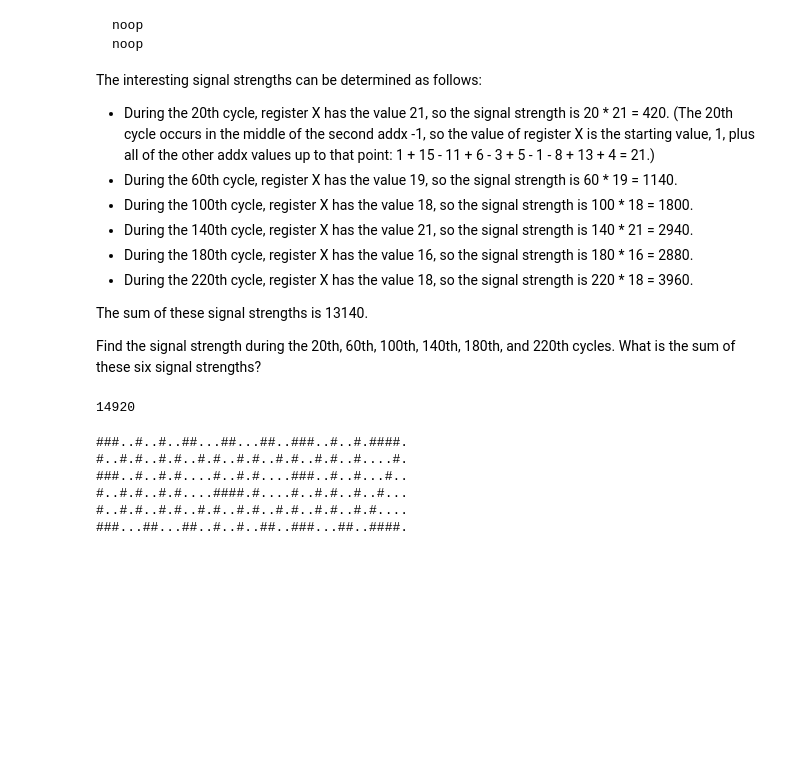
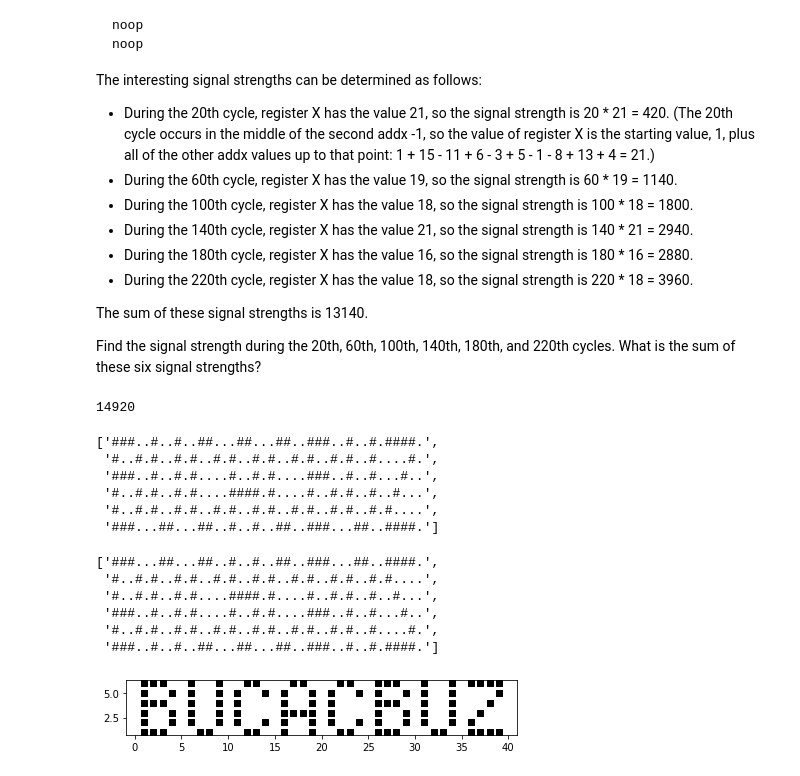
Before and after one commit to ilyinss/advent_of_code, a Jupyter notebook: 2022/2022.ipynb, the cells around one changed output. Drawn from its saved outputs; the diff is of its cells as text; code cells hidden in the pictures; blank space fills up the shorter version.

```diff
--- a/2022/2022.ipynb
+++ b/2022/2022.ipynb
@@ -4244,6 +4244,8 @@ Find the signal strength during the 20th, 60th, 100th, 140th, 180th, and 220th c
 with open('day_10.txt') as f:
     lines = [i.strip() for i in f.readlines()]
 # %%
+instr_dict = {'noop':1, 'addx':2}
+
 X_values = dict()
 X = 1
 cycle = 0
@@ -4253,11 +4255,13 @@ for inst in lines:
         cycle += 1
         X_values[cycle] = X
     else:
-        cycle += 1
-        X_values[cycle] = X
-        cycle += 1
-        X_values[cycle] = X
-        X += int(inst.split()[1])
+
+        inst_name, inst_val = inst.split()
+
+        for i in range(instr_dict[inst_name]):
+            cycle += 1
+            X_values[cycle] = X
+        X += int(inst_val)
 
 print(sum(X_values[k] * k for k in range(20, 221, 40)))
 # %% [output]
@@ -4272,13 +4276,41 @@ for cycle in range(1, 241):
 
 # s
 # %%
-# print([s[i:i + 40] for i in range(0, len(s), 40)])
-
-print("\n".join([s[i:i + 40] for i in range(0, len(s), 40)]))
+output = [s[i:i + 40] for i in range(0, len(s), 40)]
+output
 # %% [output]
-###..#..#..##...##...##..###..#..#.####.
-#..#.#..#.#..#.#..#.#..#.#..#.#..#....#.
-###..#..#.#....#..#.#....###..#..#...#..
-#..#.#..#.#....####.#....#..#.#..#..#...
-#..#.#..#.#..#.#..#.#..#.#..#.#..#.#....
-###...##...##..#..#..##..###...##..####.
+['###..#..#..##...##...##..###..#..#.####.',
+ '#..#.#..#.#..#.#..#.#..#.#..#.#..#....#.',
+ '###..#..#.#....#..#.#....###..#..#...#..',
+ '#..#.#..#.#....####.#....#..#.#..#..#...',
+ '#..#.#..#.#..#.#..#.#..#.#..#.#..#.#....',
+ '###...##...##..#..#..##..###...##..####.']
+# %%
+# viz
+output_reverse = output[::-1]
+output_reverse
+# %% [output]
+['###...##...##..#..#..##..###...##..####.',
+ '#..#.#..#.#..#.#..#.#..#.#..#.#..#.#....',
+ '#..#.#..#.#....####.#....#..#.#..#..#...',
+ '###..#..#.#....#..#.#....###..#..#...#..',
+ '#..#.#..#.#..#.#..#.#..#.#..#.#..#....#.',
+ '###..#..#..##...##...##..###..#..#.####.']
+# %%
+X_1 = []
+Y_1 = []
+
+for i, elem in enumerate(output_reverse):
+    for j, char in enumerate(elem):
+        if char == '#':
+            X_1.append(j+1)
+            Y_1.append(i+1)
+# %%
+import matplotlib.axes as ax
+import matplotlib.pyplot as plt
+
+plt.scatter(x=X_1, y=Y_1, marker = ',', color = 'black')
+plt.rcParams["figure.figsize"] = [7, 1]
+plt.show()
+# %% [output]
+[figure, added]
```
